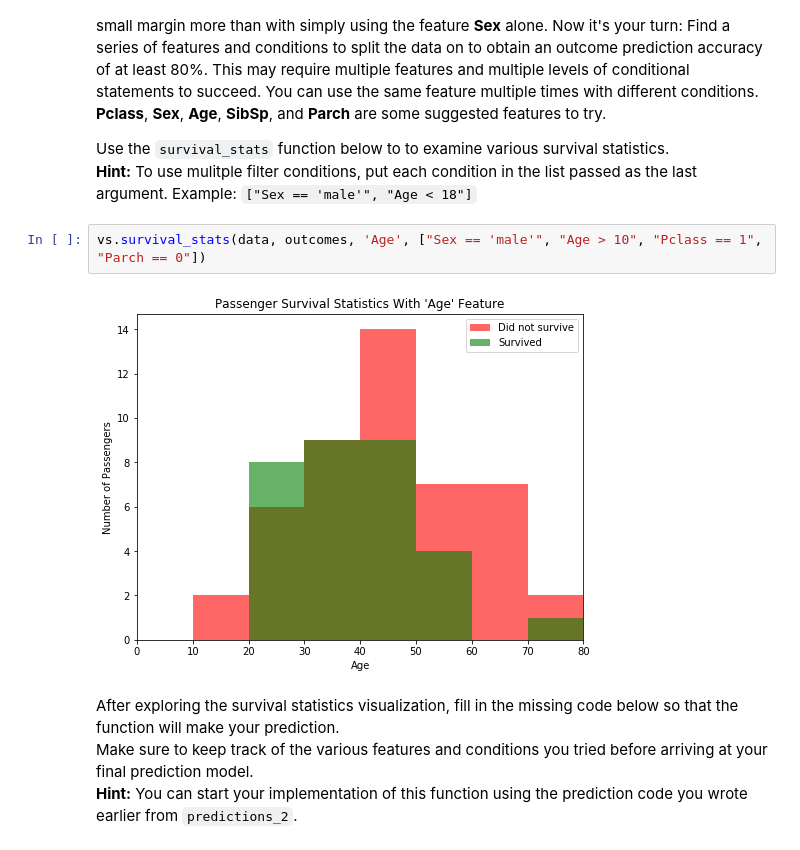
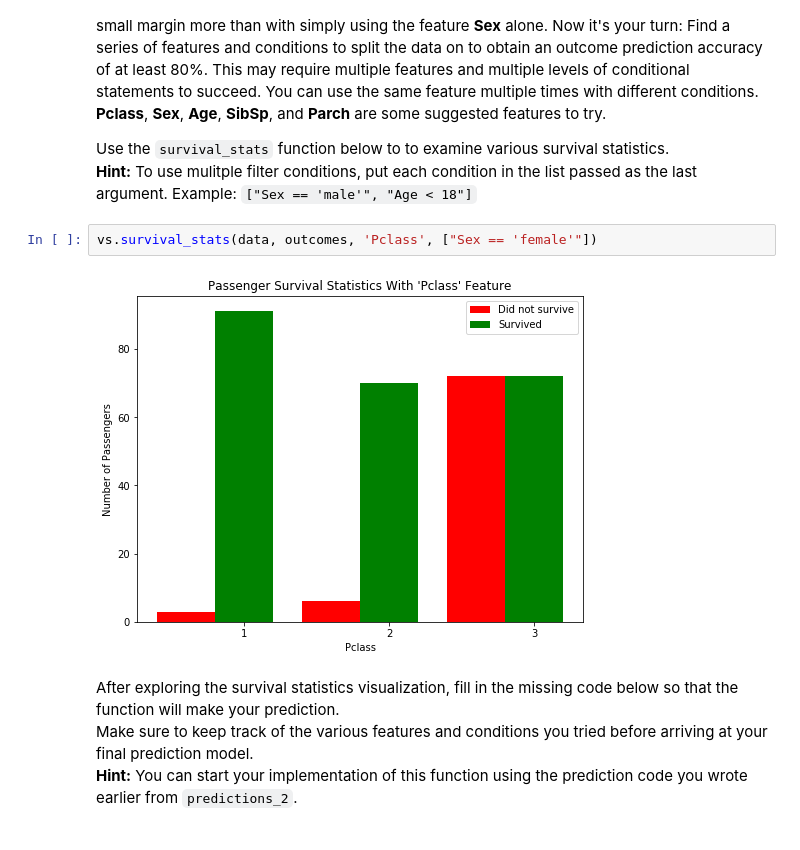
Before and after one commit to svellaiyan/machine-learning, a Jupyter notebook: my_submissions/titanic_survival_exploration/titanic_survival_exploration.ipynb, the cells around one changed output. Saved outputs shown, nothing was run; the diff lists cells and outputs as text.

```diff
--- a/my_submissions/titanic_survival_exploration/titanic_survival_exploration.ipynb
+++ b/my_submissions/titanic_survival_exploration/titanic_survival_exploration.ipynb
@@ -208,9 +208,9 @@ Adding the feature **Age** as a condition in conjunction with **Sex** improves t
 Use the `survival_stats` function below to to examine various survival statistics.
 **Hint:** To use mulitple filter conditions, put each condition in the list passed as the last argument. Example: `["Sex == 'male'", "Age < 18"]`
 # %%
-vs.survival_stats(data, outcomes, 'Age', ["Sex == 'male'", "Age > 10", "Pclass == 1", "Parch == 0"])
+vs.survival_stats(data, outcomes, 'Pclass', ["Sex == 'female'"])
 # %% [output]
-[figure, old version]
+[figure, new version]
 # %% [markdown]
 After exploring the survival statistics visualization, fill in the missing code below so that the function will make your prediction.
 Make sure to keep track of the various features and conditions you tried before arriving at your final prediction model.
```
Also changed, not shown: parts of 2 cells of this notebook, 3 other files.
